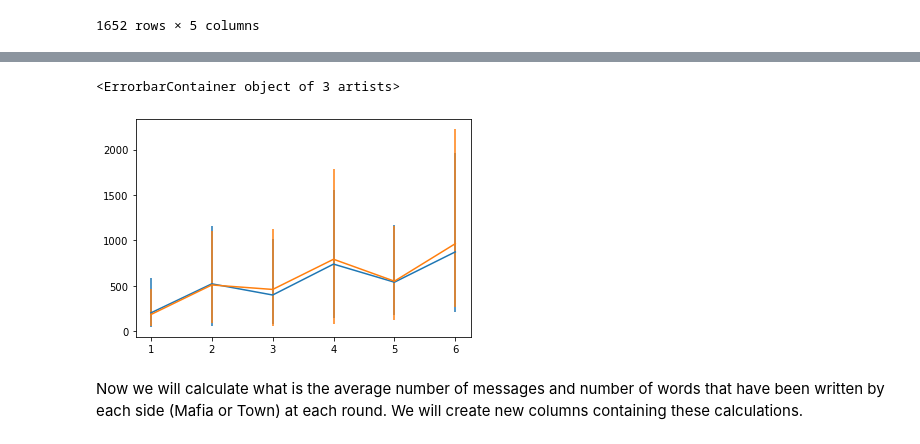
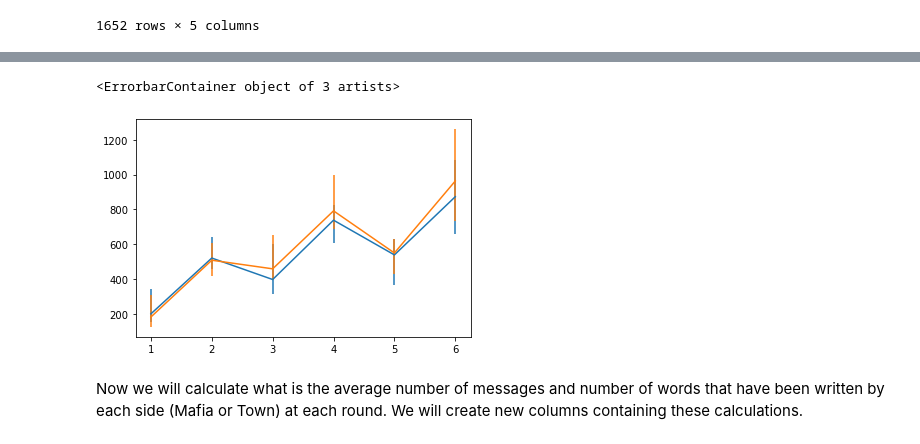
Before and after one commit to epfl-ada/ada-2020-project-milestone-p3-p3_bamboozled-gang, a Jupyter notebook: project_report.ipynb, the cells around one changed output, grey strips where cells are left out. Saved outputs shown, nothing was run; the diff lists cells and outputs as text; code cells hidden in the pictures.

```diff
--- a/project_report.ipynb
+++ b/project_report.ipynb
@@ -1014,14 +1004,3 @@ results
 | 1650 | 71697 | 5 | False | 95.222222 | 2111.444444 |
 | 1651 | 71697 | 5 | True | 46.000000 | 2800.000000 |
 1652 rows × 5 columns
-# %%
-lower_error = []
-upper_error = []
-
-for round in np.unique(results.rounds_to_end):
-    low, up = bootstrap_CI_median(results[(results.betrayer == True) & (results.rounds_to_end == round)]['av_messages'])
-    lower_error.append(low)
-    upper_error.append(up)
-
-asymmetric_error = [lower_error, upper_error]
-asymmetric_error
@@ -1057,10 +1012,9 @@ fig, ax = plt.subplots()
 
 for rd in np.unique(results.rounds_to_end):
     low, up = bootstrap_CI_median(results[(results.betrayer == True) & (results.rounds_to_end == rd)]['av_messages'])
-    lower_error.append(low)
-    upper_error.append(up)
+    lower_error.append(results.loc[(results.betrayer == True) & (results.rounds_to_end == rd), 'av_messages'].median() - low)
+    upper_error.append(up - results.loc[(results.betrayer == True) & (results.rounds_to_end == rd), 'av_messages'].median())
 asymmetric_error = [lower_error, upper_error]
-asymmetric_error
 
 plt.errorbar(x = round
              , y = results[results.betrayer == True].groupby(['rounds_to_end']).median()['av_messages']
@@ -1070,11 +1024,10 @@ plt.errorbar(x = round
 lower_error = []
 upper_error = []
 for rd in np.unique(results.rounds_to_end):
-    low, up = bootstrap_CI_median(results[(results.betrayer == False) & (results.rounds_to_end == rd)]['av_messages'])
-    lower_error.append(low)
-    upper_error.append(up)
+    low, up = bootstrap_CI_median(results[(results.betrayer ==False) & (results.rounds_to_end == rd)]['av_messages'])
+    lower_error.append(results.loc[(results.betrayer == False) & (results.rounds_to_end == rd), 'av_messages'].median() - low)
+    upper_error.append(up - results.loc[(results.betrayer == False) & (results.rounds_to_end == rd), 'av_messages'].median())
 asymmetric_error = [lower_error, upper_error]
-asymmetric_error
 
 plt.errorbar(x = round
              , y = results[results.betrayer == False].groupby(['rounds_to_end']).median()['av_messages']
@@ -1095,40 +1048,38 @@ lower_error = []
 upper_error = []
 fig, ax = plt.subplots()
 
 for rd in np.unique(results.rounds_to_end):
     low, up = bootstrap_CI_median(results[(results.betrayer == True) & (results.rounds_to_end == rd)]['av_words'])
-    lower_error.append(low)
-    upper_error.append(up)
+    lower_error.append(results.loc[(results.betrayer == True) & (results.rounds_to_end == rd), 'av_words'].median() - low)
+    upper_error.append(up - results.loc[(results.betrayer == True) & (results.rounds_to_end == rd), 'av_words'].median())
 asymmetric_error = [lower_error, upper_error]
-asymmetric_error
 
 plt.errorbar(x = round
              , y = results[results.betrayer == True].groupby(['rounds_to_end']).median()['av_words']
              , yerr= asymmetric_error
             )
 
 lower_error = []
 upper_error = []
 for rd in np.unique(results.rounds_to_end):
     low, up = bootstrap_CI_median(results[(results.betrayer == False) & (results.rounds_to_end == rd)]['av_words'])
-    lower_error.append(low)
-    upper_error.append(up)
+    lower_error.append(results.loc[(results.betrayer == False) & (results.rounds_to_end == rd), 'av_words'].median() - low)
+    upper_error.append(up - results.loc[(results.betrayer == False) & (results.rounds_to_end == rd), 'av_words'].median())
 asymmetric_error = [lower_error, upper_error]
-asymmetric_error
 
 plt.errorbar(x = round
              , y = results[results.betrayer == False].groupby(['rounds_to_end']).median()['av_words']
              , yerr= asymmetric_error
             )
 
 #ax.plot(round, results[results.betrayer == False].groupby(['rounds_to_end']).median()['av_messages'])
 
 #plt.set(xlabel='rounds to end', ylabel='number of messages per person',
        #title='  ')
 #plt.grid()
 # %% [output]
 <ErrorbarContainer object of 3 artists>
-[figure, old version]
+[figure, new version]
 # %% [markdown]
 Now we will calculate what is the average number of messages and number of words that have been written by each side (Mafia or Town) at each round. We will create new columns containing these calculations.
 # %%
```
Also changed, not shown: parts of 7 cells of this notebook.
